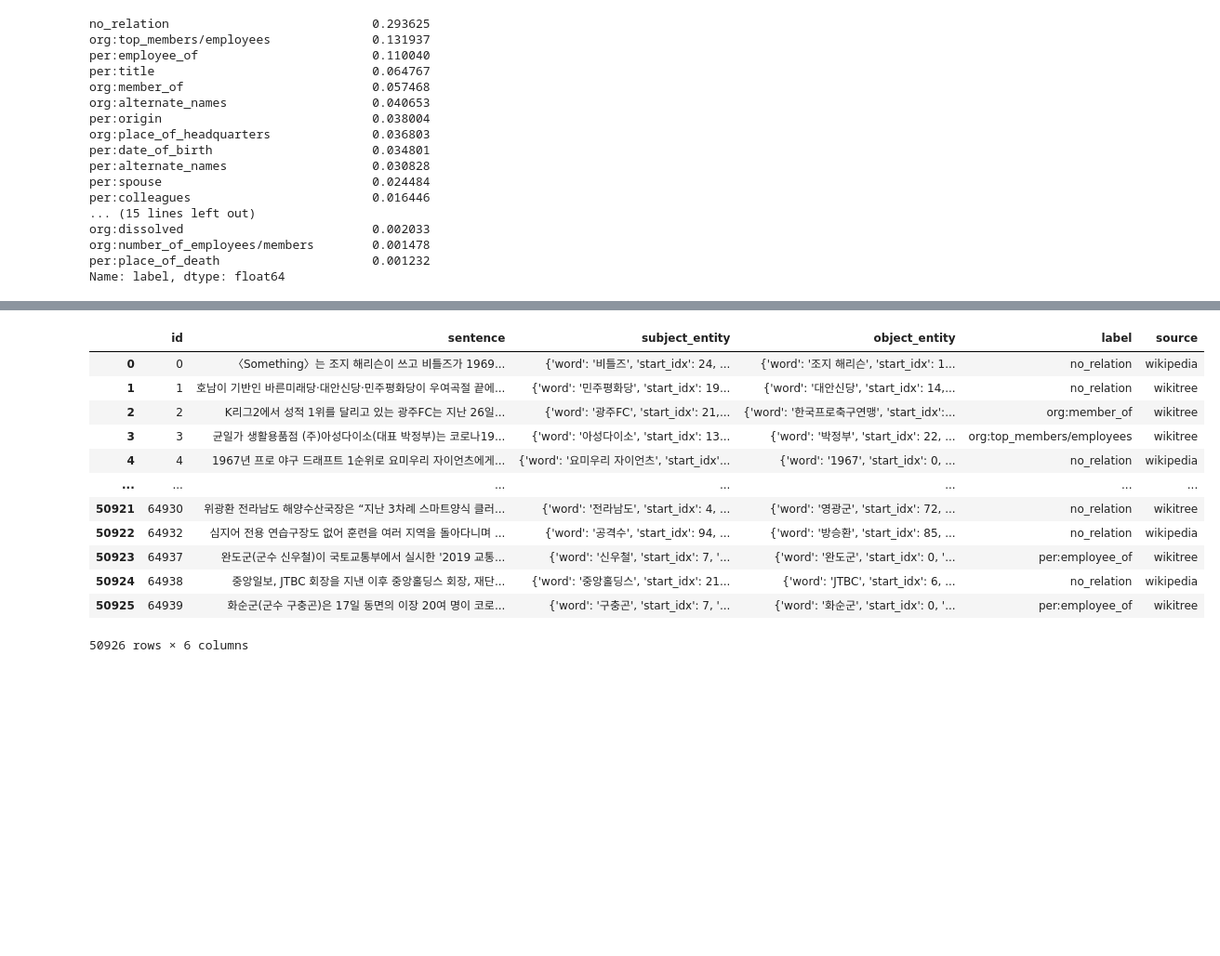
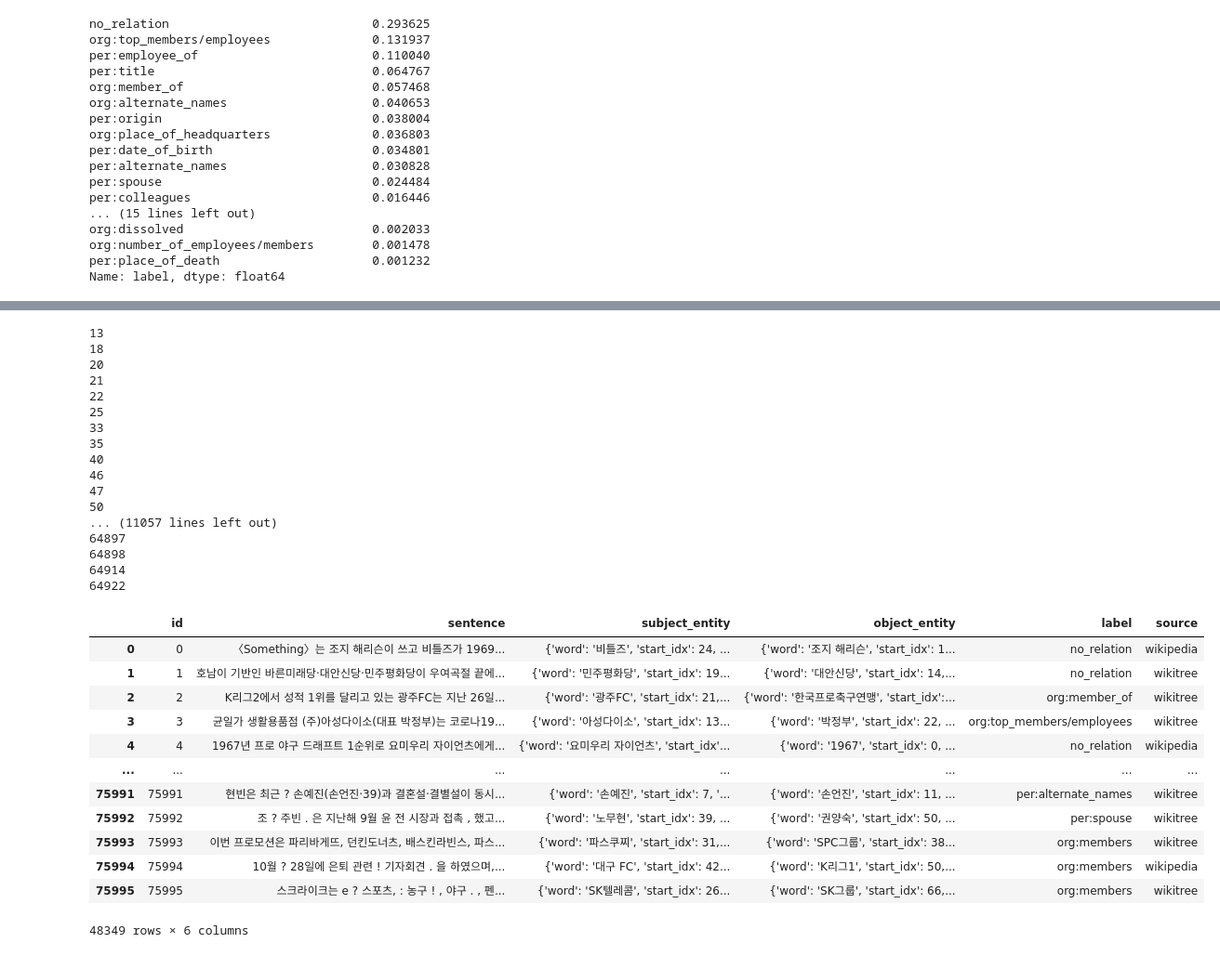
Before and after one commit to boostcampaitech2/klue-level2-nlp-17, a Jupyter notebook: code/data_augmentation.ipynb, the cells around one changed output, grey strips where cells are left out. Shown at 93% size. Drawn from its saved outputs; the diff is of its cells as text; code cells hidden in the pictures; blank space fills up the shorter version.

Commit message:
modify AEDA augmentation

```diff
--- a/code/data_augmentation.ipynb
+++ b/code/data_augmentation.ipynb
@@ -26,7 +26,8 @@ df
 | 32469 | 32469 | 화순군(군수 구충곤)은 17일 동면의 이장 20여 명이 코로... | {'word': '화순군', 'start_idx': 0, '... | {'word': '구충곤', 'start_idx': 7, '... | org:top_members/employees | wikitree |
 32470 rows × 6 columns
 # %%
-df["label"].value_counts(normalize=True)
+label_order = df["label"].value_counts(normalize=True)
+label_order
 # %% [output]
 no_relation                            0.293625
 org:top_members/employees              0.131937
@@ -90,18 +135,52 @@ print(len(df))
+# %%
+from tqdm.auto import tqdm
+# from tqdm.notebook import tqdm
+
+
+aeda = myAEDA(
+    morpheme_analyzer="Okt", punc_ratio=0.3, punctuations=[".", ",", "!", "?", ";", ":"]
+)
+
+label_order_top = label_order.index[:9].tolist()
+added_index = df.id.to_numpy()[-1] + 1
+step = 0
+for idx, row in tqdm(df.iterrows()):
+    if row.label in label_order_top:
+        continue
+    df.loc[added_index] = [added_index, aeda(row.sentence), row.object_entity, row.subject_entity, row.label, row.source]
+    added_index += 1
+    print(idx)
+df
+# %% [output]
+13
+18
+20
+21
+22
+25
+33
+35
+40
+46
+47
+50
+... (11057 lines left out)
+64897
+64898
+64914
+64922
+|  | id | sentence | subject_entity | object_entity | label | source |
+| 0 | 0 | 〈Something〉는 조지 해리슨이 쓰고 비틀즈가 1969... | {'word': '비틀즈', 'start_idx': 24, ... | {'word': '조지 해리슨', 'start_idx': 1... | no_relation | wikipedia |
+| 1 | 1 | 호남이 기반인 바른미래당·대안신당·민주평화당이 우여곡절 끝에... | {'word': '민주평화당', 'start_idx': 19... | {'word': '대안신당', 'start_idx': 14,... | no_relation | wikitree |
+| 2 | 2 | K리그2에서 성적 1위를 달리고 있는 광주FC는 지난 26일... | {'word': '광주FC', 'start_idx': 21,... | {'word': '한국프로축구연맹', 'start_idx':... | org:member_of | wikitree |
+| 3 | 3 | 균일가 생활용품점 (주)아성다이소(대표 박정부)는 코로나19... | {'word': '아성다이소', 'start_idx': 13... | {'word': '박정부', 'start_idx': 22, ... | org:top_members/employees | wikitree |
+| 4 | 4 | 1967년 프로 야구 드래프트 1순위로 요미우리 자이언츠에게... | {'word': '요미우리 자이언츠', 'start_idx'... | {'word': '1967', 'start_idx': 0, ... | no_relation | wikipedia |
+| ... | ... | ... | ... | ... | ... | ... |
+| 75991 | 75991 | 현빈은 최근 ? 손예진(손언진·39)과 결혼설·결별설이 동시... | {'word': '손예진', 'start_idx': 7, '... | {'word': '손언진', 'start_idx': 11, ... | per:alternate_names | wikitree |
+| 75992 | 75992 | 조 ? 주빈 . 은 지난해 9월 윤 전 시장과 접촉 , 했고... | {'word': '노무현', 'start_idx': 39, ... | {'word': '권양숙', 'start_idx': 50, ... | per:spouse | wikitree |
+| 75993 | 75993 | 이번 프로모션은 파리바게뜨, 던킨도너츠, 배스킨라빈스, 파스... | {'word': '파스쿠찌', 'start_idx': 31,... | {'word': 'SPC그룹', 'start_idx': 38... | org:members | wikitree |
+| 75994 | 75994 | 10월 ? 28일에 은퇴 관련 ! 기자회견 . 을 하였으며,... | {'word': '대구 FC', 'start_idx': 42... | {'word': 'K리그1', 'start_idx': 50,... | org:members | wikipedia |
+| 75995 | 75995 | 스크라이크는 e ? 스포츠, : 농구 ! , 야구 . , 펜... | {'word': 'SK텔레콤', 'start_idx': 26... | {'word': 'SK그룹', 'start_idx': 66,... | org:members | wikitree |
+48349 rows × 6 columns
 # %%
-df.to_csv("/opt/ml/dataset/train/train_augmented.csv", index=False)
-df = pd.read_csv("/opt/ml/dataset/train/train_augmented.csv")
-df
+df.to_csv("/opt/ml/klue-level2-nlp-17/dataset/train/train_entities_aeda_augmented.csv", index=False)
-# %% [output]
-|  | id | sentence | subject_entity | object_entity | label | source |
-| 0 | 0 | 〈Something〉는 조지 해리슨이 쓰고 비틀즈가 1969... | {'word': '비틀즈', 'start_idx': 24, ... | {'word': '조지 해리슨', 'start_idx': 1... | no_relation | wikipedia |
-| 1 | 1 | 호남이 기반인 바른미래당·대안신당·민주평화당이 우여곡절 끝에... | {'word': '민주평화당', 'start_idx': 19... | {'word': '대안신당', 'start_idx': 14,... | no_relation | wikitree |
-| 2 | 2 | K리그2에서 성적 1위를 달리고 있는 광주FC는 지난 26일... | {'word': '광주FC', 'start_idx': 21,... | {'word': '한국프로축구연맹', 'start_idx':... | org:member_of | wikitree |
-| 3 | 3 | 균일가 생활용품점 (주)아성다이소(대표 박정부)는 코로나19... | {'word': '아성다이소', 'start_idx': 13... | {'word': '박정부', 'start_idx': 22, ... | org:top_members/employees | wikitree |
-| 4 | 4 | 1967년 프로 야구 드래프트 1순위로 요미우리 자이언츠에게... | {'word': '요미우리 자이언츠', 'start_idx'... | {'word': '1967', 'start_idx': 0, ... | no_relation | wikipedia |
-| ... | ... | ... | ... | ... | ... | ... |
-| 50921 | 64930 | 위광환 전라남도 해양수산국장은 “지난 3차례 스마트양식 클러... | {'word': '전라남도', 'start_idx': 4, ... | {'word': '영광군', 'start_idx': 72, ... | no_relation | wikitree |
-| 50922 | 64932 | 심지어 전용 연습구장도 없어 훈련을 여러 지역을 돌아다니며 ... | {'word': '공격수', 'start_idx': 94, ... | {'word': '방승환', 'start_idx': 85, ... | no_relation | wikipedia |
-| 50923 | 64937 | 완도군(군수 신우철)이 국토교통부에서 실시한 '2019 교통... | {'word': '신우철', 'start_idx': 7, '... | {'word': '완도군', 'start_idx': 0, '... | per:employee_of | wikitree |
-| 50924 | 64938 | 중앙일보, JTBC 회장을 지낸 이후 중앙홀딩스 회장, 재단... | {'word': '중앙홀딩스', 'start_idx': 21... | {'word': 'JTBC', 'start_idx': 6, ... | no_relation | wikipedia |
-| 50925 | 64939 | 화순군(군수 구충곤)은 17일 동면의 이장 20여 명이 코로... | {'word': '구충곤', 'start_idx': 7, '... | {'word': '화순군', 'start_idx': 0, '... | per:employee_of | wikitree |
-50926 rows × 6 columns
```
Also changed, not shown: parts of 8 cells of this notebook, 7 other files.
